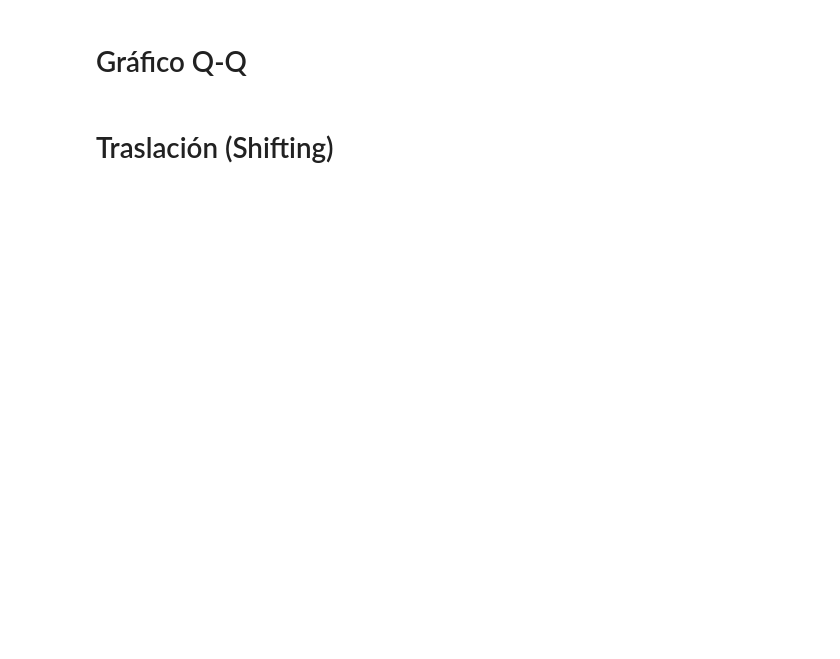
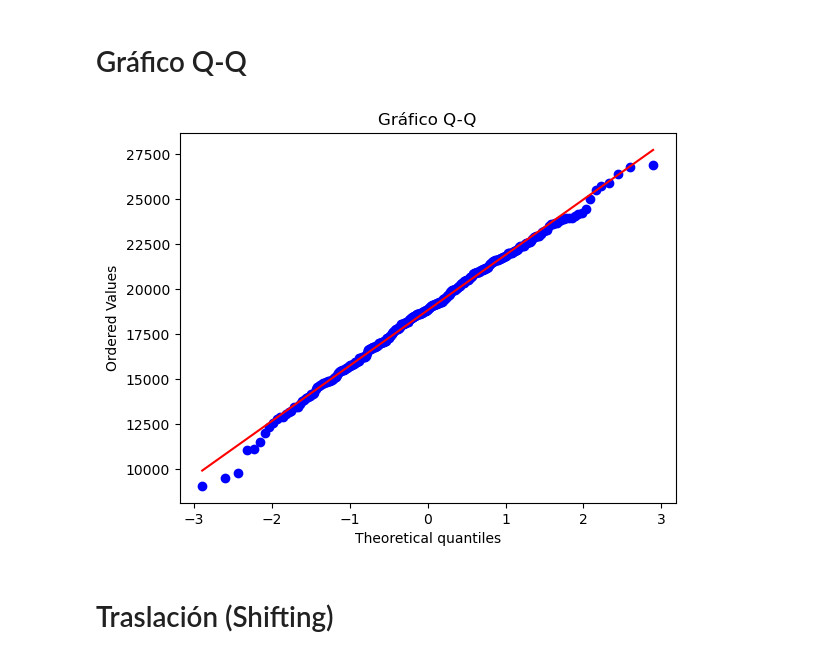
Before and after one commit to FIUBA-Posgrado-Inteligencia-Artificial/CEIA-AST, a Jupyter notebook: Clase 1/Clase 1 STIA-Copy1.ipynb, the cells around one changed output. Cells and saved outputs as stored; diff of their text form; code cells hidden in the pictures; blank space fills up the shorter version.

```diff
--- a/Clase 1/Clase 1 STIA-Copy1.ipynb
+++ b/Clase 1/Clase 1 STIA-Copy1.ipynb
@@ -76,2 +287,8 @@ El parámetro **rule** describe la frequencia con la que se aplica la función d
+# %%
+scipy.stats.probplot(df_ventas.Ventas, plot = pylab)
+plt.title('Gráfico Q-Q')
+pylab.show()
+# %% [output]
+[figure, added]
 # %% [markdown]
 # Traslación (Shifting)
```
Also changed, not shown: parts of 47 cells of this notebook, 5 other files.
